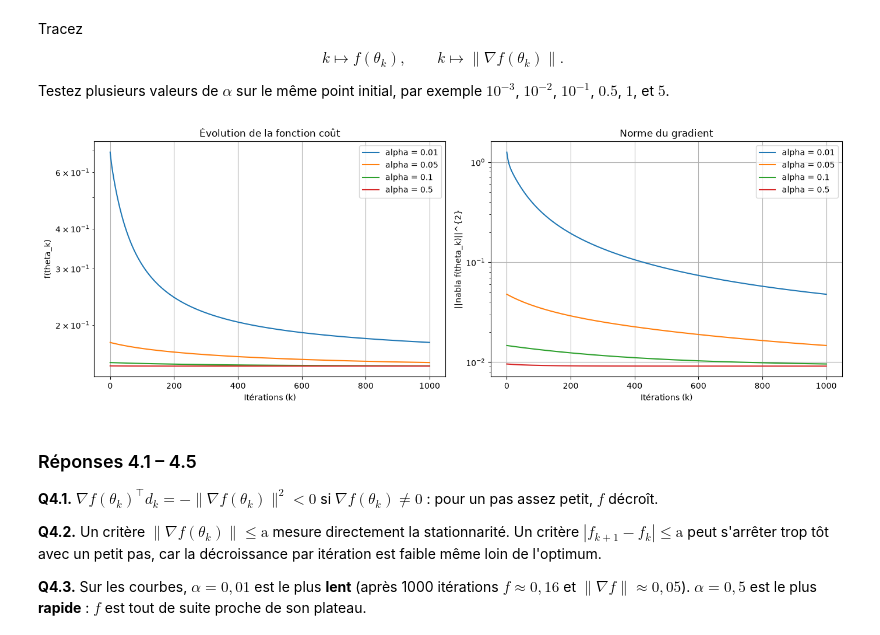
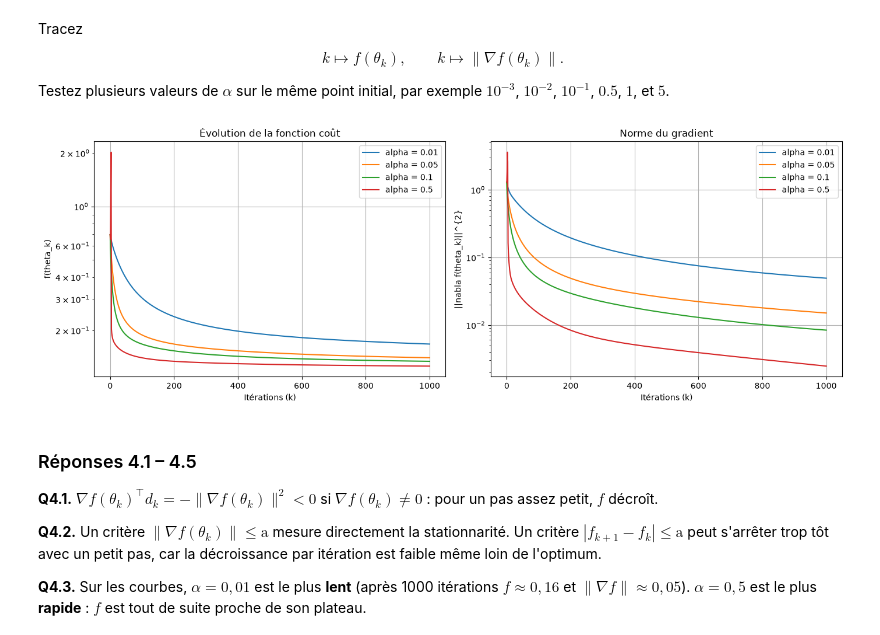
Before and after one commit to babsboy1/Projet-Python, a Jupyter notebook: Projet_QuickDraw_Sujet2.ipynb, the cells around one changed output. Drawn from its saved outputs; the diff is of its cells as text; code cells hidden in the pictures.

```diff
--- a/Projet_QuickDraw_Sujet2.ipynb
+++ b/Projet_QuickDraw_Sujet2.ipynb
@@ -413,11 +413,11 @@ def objective(theta, Xb, y, lmbda=1e-2):
 
 def grad_objective(theta, Xb, y, lmbda=1e-2):
     # TODO
-    vect = theta
-    vect[-1] = 0
+    reg = lmbda * theta      # nouvelle copie
+    reg[-1] = 0
     p = sigmoid(Xb @ theta)
 
-    return (np.transpose(Xb)@(p-y))/len(Xb) + lmbda*vect
+    return Xb.T @ (p - y) / len(y) + reg
 # %% [markdown]
 ### Réponses 3.5 – 3.10
 
@@ -505,19 +505,24 @@ Testez plusieurs pas et tracez $f(\theta_k)$ ainsi que $\|\nabla f(\theta_k)\|$.
 # %%
 def gradient_descent_fixed(f, gradf, theta0, alpha,
                            tol=1e-5, max_iter=1000):
-    # TODO
+    theta = theta0.copy()
+    g = gradf(theta, X_train_b, y_train)
 
-    List_f = [f(theta0, X_train_b,y_train)]
-    list_gradf = [np.linalg.norm(gradf(theta0,X_train_b,y_train))]
+    List_f = [f(theta, X_train_b, y_train)]
+    list_gradf = [np.linalg.norm(g)]
     iteration = 0
 
-    while np.linalg.norm(gradf(theta0,X_train_b,y_train)) > tol and iteration < max_iter:
-        theta0 -= alpha*gradf(theta0,X_train_b,y_train)
-        List_f.append(f(theta0,X_train_b,y_train))
-        list_gradf.append(gradf(theta0,X_train_b,y_train))
+    while list_gradf[-1] > tol and iteration < max_iter:
+        theta = theta - alpha * g
+        g = gradf(theta, X_train_b, y_train)
+        List_f.append(f(theta, X_train_b, y_train))
+        list_gradf.append(np.linalg.norm(g))
         iteration += 1
 
-    return (List_f,list_gradf,theta0)
+        if not np.isfinite(List_f[-1]):
+            break
+
+    return (List_f, list_gradf, theta)
 # %% [markdown]
 Tracez
 
@@ -543,44 +548,45 @@ theta0 = np.zeros(
     #fixed_results[alpha] = ...
 fixed_results = {}
 
+fixed_results = {}
 for alpha in [0.01, 0.05, 0.1, 0.5]:
-    # Appel de la fonction avec les fonctions objective et grad_objective
-    List_f, list_gradf, theta_final = gradient_descent_fixed(objective,grad_objective,theta0,alpha)
-    fixed_results[alpha] = (List_f, [np.linalg.norm(list_gradf[i]) for i in range(len(list_gradf))], theta_final)
+    List_f, list_gradf, theta_final = gradient_descent_fixed(
+        objective, grad_objective, theta0, alpha)
+    fixed_results[alpha] = (List_f, list_gradf, theta_final)
 
 
 
 # TODO — tracer les historiques
 
 plt.figure(figsize=(14, 5))
 
 # Graphique 1 : Évolution de la fonction coût f(theta_k)
 plt.subplot(1, 2, 1)
 for alpha, (List_f, list_gradf, _) in fixed_results.items():
     plt.plot(List_f, label=f"alpha = {alpha}")
 plt.xlabel("Itérations (k)")
 plt.ylabel("f(theta_k)")
 plt.title("Évolution de la fonction coût")
 plt.yscale("log")  # Échelle log pour mieux observer la convergence
 plt.legend()
 plt.grid(True)
 
 # Graphique 2 : Évolution de la norme du gradient ||nabla f(theta_k)||
 plt.subplot(1, 2, 2)
 for alpha, (List_f, list_gradf, _) in fixed_results.items():
     #norme_grad = [np.linalg(list_gradf)]
     plt.plot(list_gradf, label=f"alpha = {alpha}")
 plt.xlabel("Itérations (k)")
 plt.ylabel("||nabla f(theta_k)||^{2}")
 plt.title("Norme du gradient")
 plt.yscale("log")
 plt.legend()
 plt.grid(True)
 
 plt.tight_layout()
 plt.show()
 # %% [output]
-[figure, old version]
+[figure, new version]
 # %% [markdown]
 ### Réponses 4.1 – 4.5
 
```
Also changed, not shown: parts of 8 cells of this notebook.
